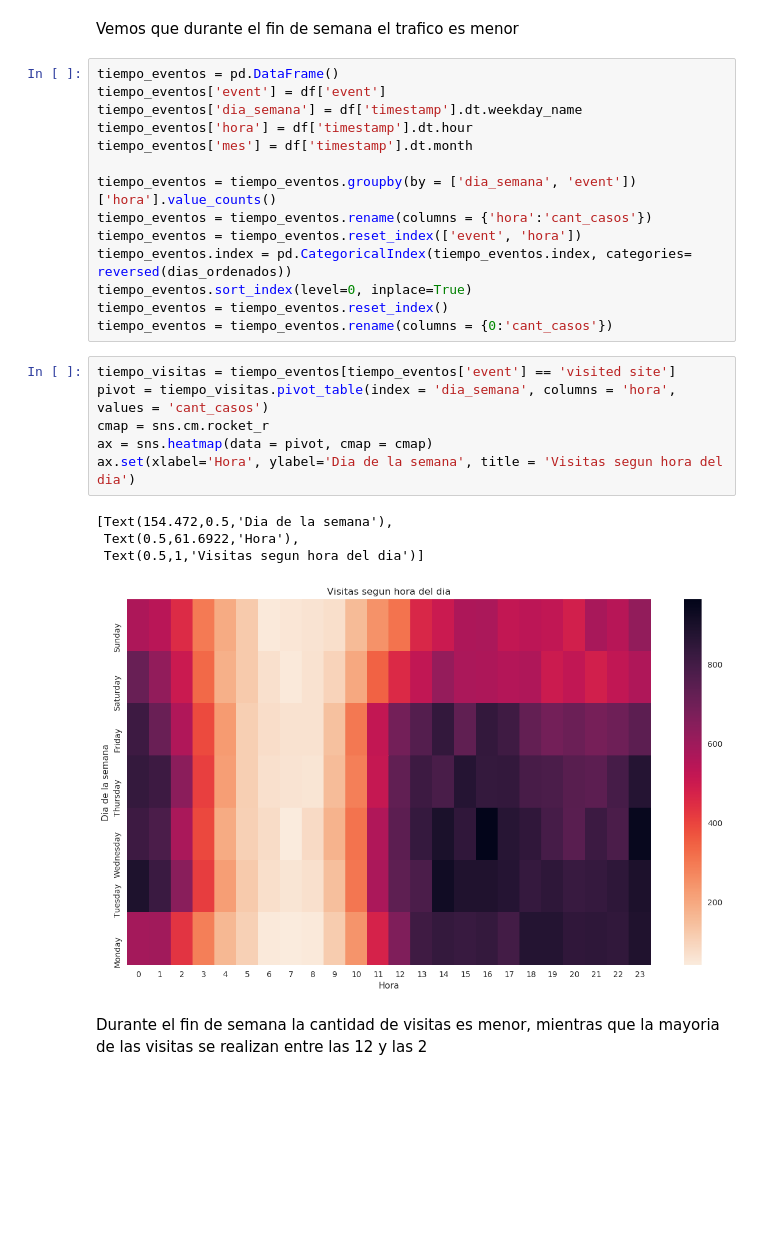
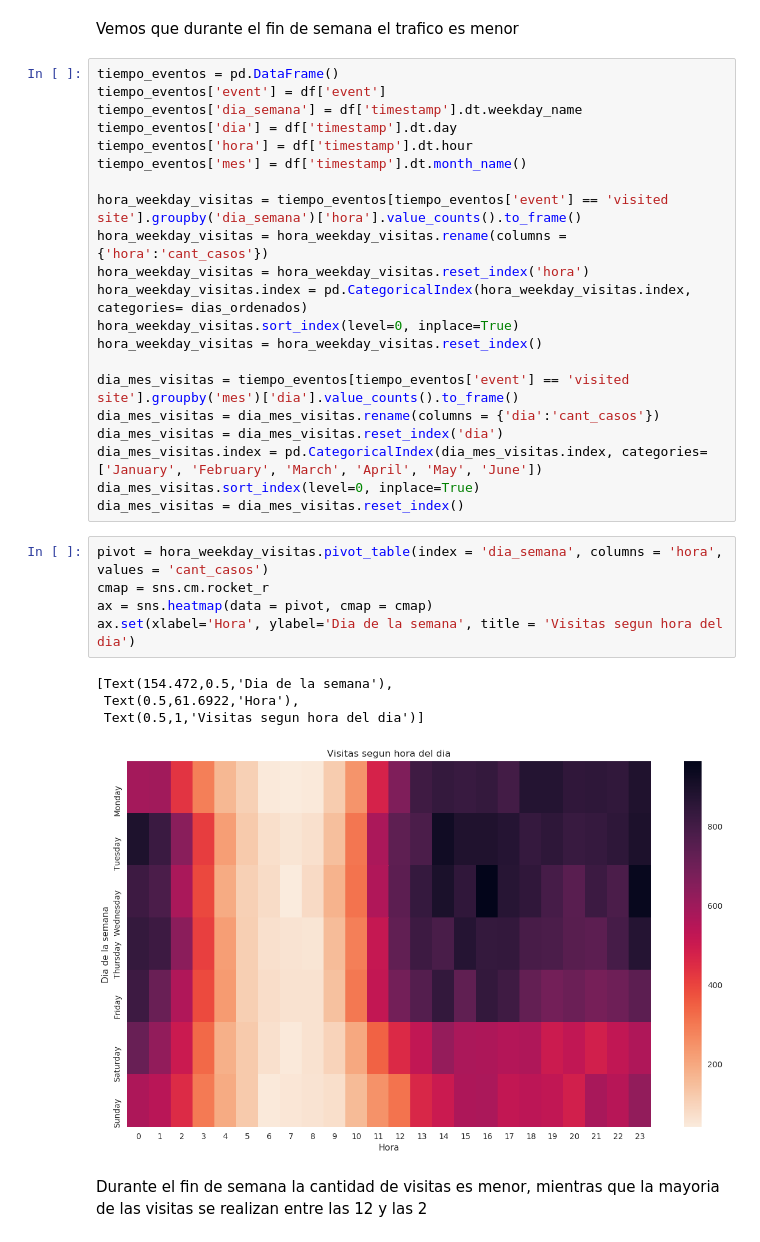
Before and after one commit to AlejandroKler/Datos-TP1, a Jupyter notebook: Analisis-Exploratorio.ipynb, the cells around one changed output. Drawn from its saved outputs; the diff is of its cells as text; blank space fills up the shorter version.

```diff
--- a/Analisis-Exploratorio.ipynb
+++ b/Analisis-Exploratorio.ipynb
@@ -393,26 +413,32 @@ Vemos que durante el fin de semana el trafico es menor
 tiempo_eventos = pd.DataFrame()
 tiempo_eventos['event'] = df['event']
 tiempo_eventos['dia_semana'] = df['timestamp'].dt.weekday_name
+tiempo_eventos['dia'] = df['timestamp'].dt.day
 tiempo_eventos['hora'] = df['timestamp'].dt.hour
-tiempo_eventos['mes'] = df['timestamp'].dt.month
+tiempo_eventos['mes'] = df['timestamp'].dt.month_name()
 
-tiempo_eventos = tiempo_eventos.groupby(by = ['dia_semana', 'event'])['hora'].value_counts()
-tiempo_eventos = tiempo_eventos.rename(columns = {'hora':'cant_casos'})
-tiempo_eventos = tiempo_eventos.reset_index(['event', 'hora'])
-tiempo_eventos.index = pd.CategoricalIndex(tiempo_eventos.index, categories= reversed(dias_ordenados))
-tiempo_eventos.sort_index(level=0, inplace=True)
-tiempo_eventos = tiempo_eventos.reset_index()
-tiempo_eventos = tiempo_eventos.rename(columns = {0:'cant_casos'})
+hora_weekday_visitas = tiempo_eventos[tiempo_eventos['event'] == 'visited site'].groupby('dia_semana')['hora'].value_counts().to_frame()
+hora_weekday_visitas = hora_weekday_visitas.rename(columns = {'hora':'cant_casos'})
+hora_weekday_visitas = hora_weekday_visitas.reset_index('hora')
+hora_weekday_visitas.index = pd.CategoricalIndex(hora_weekday_visitas.index, categories= dias_ordenados)
+hora_weekday_visitas.sort_index(level=0, inplace=True)
+hora_weekday_visitas = hora_weekday_visitas.reset_index()
+
+dia_mes_visitas = tiempo_eventos[tiempo_eventos['event'] == 'visited site'].groupby('mes')['dia'].value_counts().to_frame()
+dia_mes_visitas = dia_mes_visitas.rename(columns = {'dia':'cant_casos'})
+dia_mes_visitas = dia_mes_visitas.reset_index('dia')
+dia_mes_visitas.index = pd.CategoricalIndex(dia_mes_visitas.index, categories= ['January', 'February', 'March', 'April', 'May', 'June'])
+dia_mes_visitas.sort_index(level=0, inplace=True)
+dia_mes_visitas = dia_mes_visitas.reset_index()
 # %%
-tiempo_visitas = tiempo_eventos[tiempo_eventos['event'] == 'visited site']
-pivot = tiempo_visitas.pivot_table(index = 'dia_semana', columns = 'hora', values = 'cant_casos')
+pivot = hora_weekday_visitas.pivot_table(index = 'dia_semana', columns = 'hora', values = 'cant_casos')
 cmap = sns.cm.rocket_r
 ax = sns.heatmap(data = pivot, cmap = cmap)
 ax.set(xlabel='Hora', ylabel='Dia de la semana', title = 'Visitas segun hora del dia')
 # %% [output]
 [Text(154.472,0.5,'Dia de la semana'),
  Text(0.5,61.6922,'Hora'),
  Text(0.5,1,'Visitas segun hora del dia')]
-[figure, old version]
+[figure, new version]
 # %% [markdown]
 Durante el fin de semana la cantidad de visitas es menor, mientras que la mayoria de las visitas se realizan entre las 12 y las 2
```
Also changed, not shown: parts of 27 cells of this notebook.
